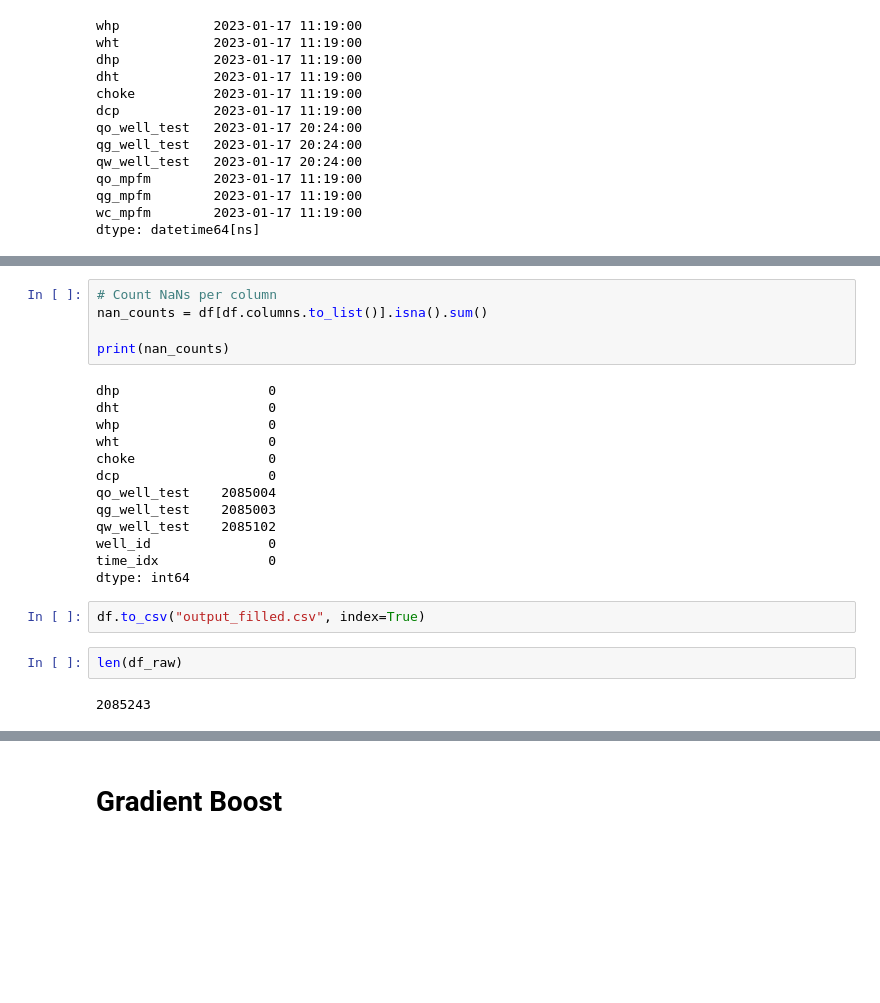
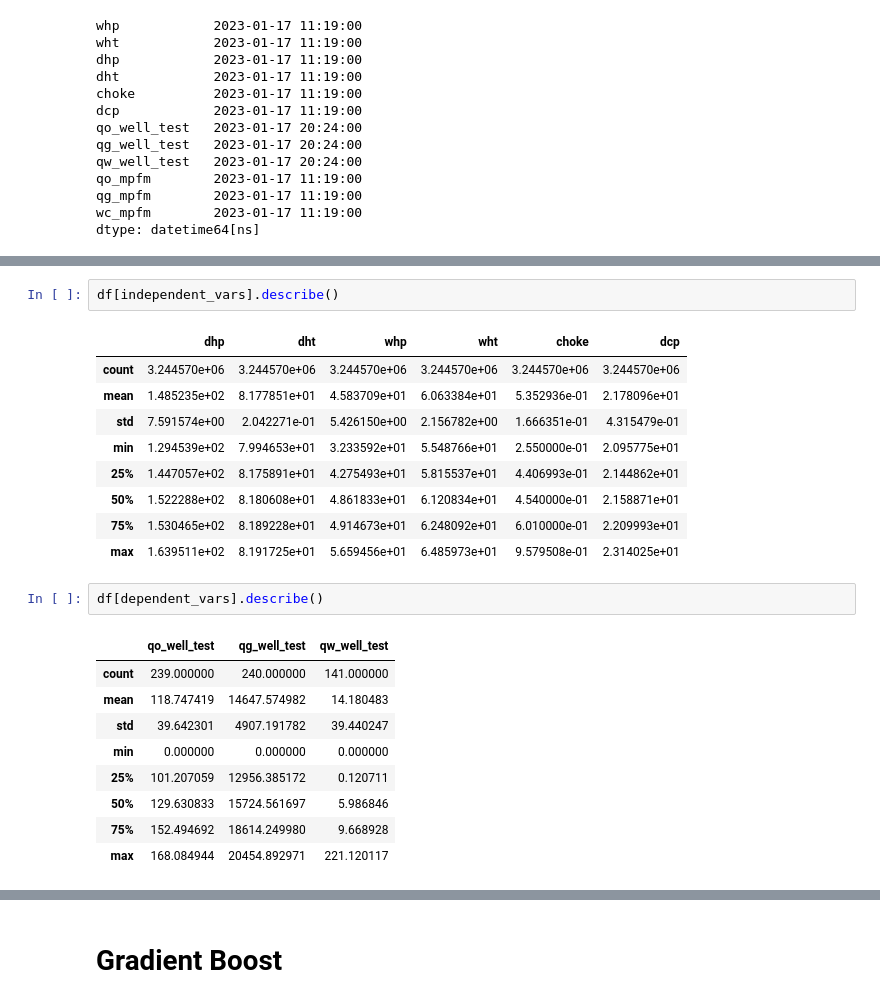
Before and after one commit to pcperera/vfm, a Jupyter notebook: well_06_swt_tft.ipynb, the cells around one changed output, grey strips where cells are left out. Drawn from its saved outputs; the diff is of its cells as text; blank space fills up the shorter version.

```diff
--- a/well_06_swt_tft.ipynb
+++ b/well_06_swt_tft.ipynb
@@ -100,24 +145,24 @@ count  2.085243e+06
-# %%
-# Count NaNs per column
-nan_counts = df[df.columns.to_list()].isna().sum()
-
-print(nan_counts)
-# %% [output]
-dhp                   0
-dht                   0
-whp                   0
-wht                   0
-choke                 0
-dcp                   0
-qo_well_test    2085004
-qg_well_test    2085003
-qw_well_test    2085102
-well_id               0
-time_idx              0
-dtype: int64
-# %%
-df.to_csv("output_filled.csv", index=True)
-# %%
-len(df_raw)
-# %% [output]
-2085243
+# %%
+df[independent_vars].describe()
+# %% [output]
+|  | dhp | dht | whp | wht | choke | dcp |
+| count | 3.244570e+06 | 3.244570e+06 | 3.244570e+06 | 3.244570e+06 | 3.244570e+06 | 3.244570e+06 |
+| mean | 1.485235e+02 | 8.177851e+01 | 4.583709e+01 | 6.063384e+01 | 5.352936e-01 | 2.178096e+01 |
+| std | 7.591574e+00 | 2.042271e-01 | 5.426150e+00 | 2.156782e+00 | 1.666351e-01 | 4.315479e-01 |
+| min | 1.294539e+02 | 7.994653e+01 | 3.233592e+01 | 5.548766e+01 | 2.550000e-01 | 2.095775e+01 |
+| 25% | 1.447057e+02 | 8.175891e+01 | 4.275493e+01 | 5.815537e+01 | 4.406993e-01 | 2.144862e+01 |
+| 50% | 1.522288e+02 | 8.180608e+01 | 4.861833e+01 | 6.120834e+01 | 4.540000e-01 | 2.158871e+01 |
+| 75% | 1.530465e+02 | 8.189228e+01 | 4.914673e+01 | 6.248092e+01 | 6.010000e-01 | 2.209993e+01 |
+| max | 1.639511e+02 | 8.191725e+01 | 5.659456e+01 | 6.485973e+01 | 9.579508e-01 | 2.314025e+01 |
+# %%
+df[dependent_vars].describe()
+# %% [output]
+|  | qo_well_test | qg_well_test | qw_well_test |
+| count | 239.000000 | 240.000000 | 141.000000 |
+| mean | 118.747419 | 14647.574982 | 14.180483 |
+| std | 39.642301 | 4907.191782 | 39.440247 |
+| min | 0.000000 | 0.000000 | 0.000000 |
+| 25% | 101.207059 | 12956.385172 | 0.120711 |
+| 50% | 129.630833 | 15724.561697 | 5.986846 |
+| 75% | 152.494692 | 18614.249980 | 9.668928 |
+| max | 168.084944 | 20454.892971 | 221.120117 |
```
Also changed, not shown: parts of 22 cells of this notebook, 7 other files.
